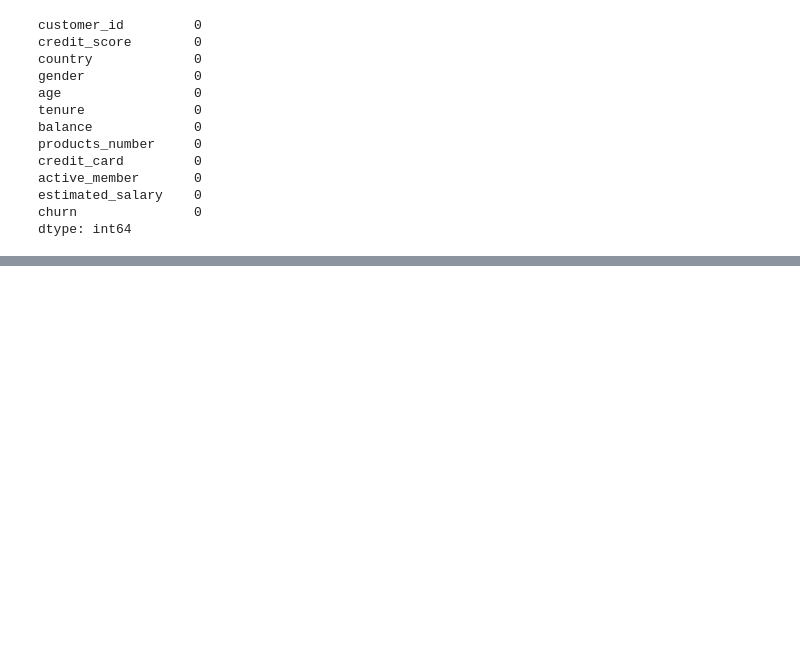
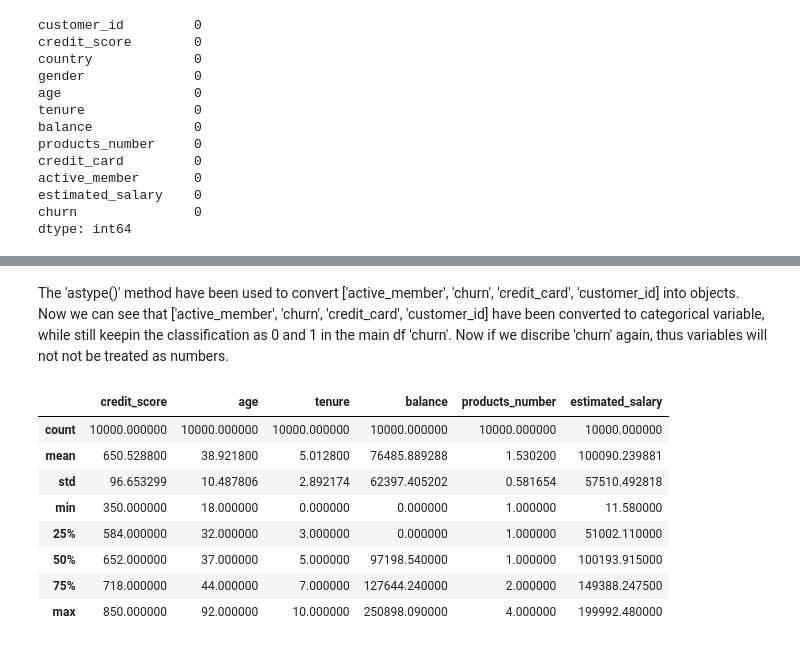
Before and after one commit to Ayomide-ola/Statistics_for_DA, a Jupyter notebook: Bank_churn_Discriptive_stat/Bank_Churn.ipynb, the cells around one changed output, grey strips where cells are left out. Drawn from its saved outputs; the diff is of its cells as text; code cells hidden in the pictures; blank space fills up the shorter version.

Commit message:
Defining some features
Pandas has incorrectly treated some numbers as numerical but they are not, numbers have just been used to classify them.

```diff
--- a/Bank_churn_Discriptive_stat/Bank_Churn.ipynb
+++ b/Bank_churn_Discriptive_stat/Bank_Churn.ipynb
@@ -173,0 +178,12 @@ churn.describe()
+# %%
+ch= churn['customer_id'].astype(object)
+churn['customer_id'] = ch
+# %%
+chc = churn['churn'].astype(object)
+churn['churn'] = chc
+# %%
+cHc = churn['active_member'].astype(object)
+churn['active_member'] = cHc
+# %%
+cHC = churn['credit_card'].astype(object)
+churn['credit_card'] = cHC
@@ -173,0 +221,15 @@ churn.describe()
+# %% [markdown]
+The 'astype()' method have been used to convert ['active_member', 'churn', 'credit_card', 'customer_id] into objects.
+Now we can see that ['active_member', 'churn', 'credit_card', 'customer_id] have been converted to categorical variable, while still keepin the classification as 0 and 1 in the main df 'churn'. Now if we discribe 'churn' again, thus variables will not not be treated as numbers.
+# %%
+churn.describe()
+# %% [output]
+|  | credit_score | age | tenure | balance | products_number | estimated_salary |
+| count | 10000.000000 | 10000.000000 | 10000.000000 | 10000.000000 | 10000.000000 | 10000.000000 |
+| mean | 650.528800 | 38.921800 | 5.012800 | 76485.889288 | 1.530200 | 100090.239881 |
+| std | 96.653299 | 10.487806 | 2.892174 | 62397.405202 | 0.581654 | 57510.492818 |
+| min | 350.000000 | 18.000000 | 0.000000 | 0.000000 | 1.000000 | 11.580000 |
+| 25% | 584.000000 | 32.000000 | 3.000000 | 0.000000 | 1.000000 | 51002.110000 |
+| 50% | 652.000000 | 37.000000 | 5.000000 | 97198.540000 | 1.000000 | 100193.915000 |
+| 75% | 718.000000 | 44.000000 | 7.000000 | 127644.240000 | 2.000000 | 149388.247500 |
+| max | 850.000000 | 92.000000 | 10.000000 | 250898.090000 | 4.000000 | 199992.480000 |
```
Also changed, not shown: parts of 4 cells of this notebook.
